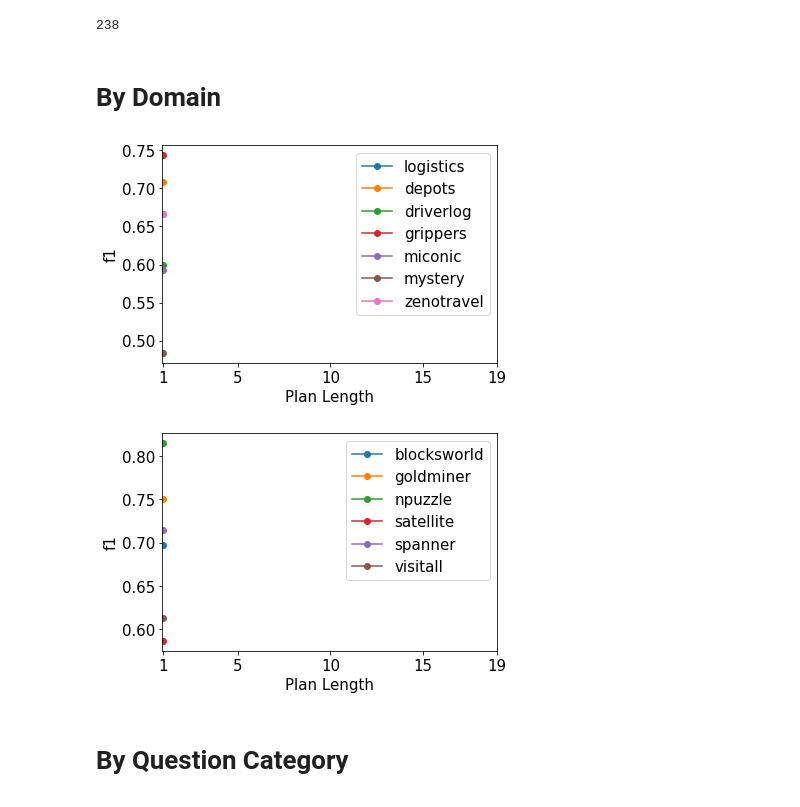
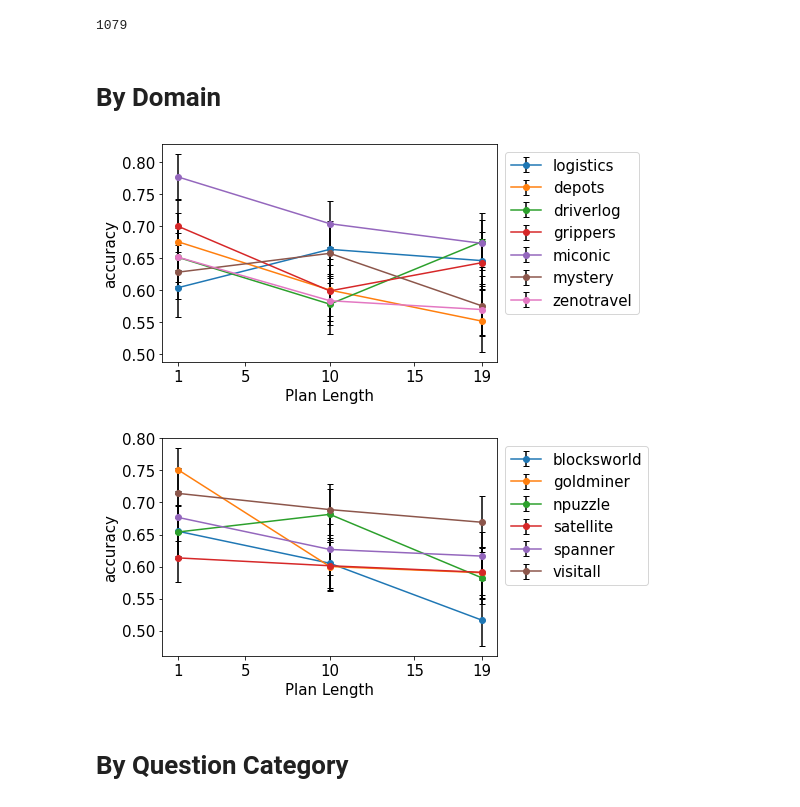
Before and after one commit to izuminka/reasoning_about_actions, a Jupyter notebook: src/analysis/plots/by_plan_length.ipynb, the cells around one changed output. Drawn from its saved outputs; the diff is of its cells as text; code cells hidden in the pictures.

Commit message:
adjusted plots

```diff
--- a/src/analysis/plots/by_plan_length.ipynb
+++ b/src/analysis/plots/by_plan_length.ipynb
@@ -11,53 +11,65 @@ import matplotlib.pyplot as plt
 from collections import defaultdict
 # %%
 answer_type = TRUE_FALSE_ANSWER_TYPE #FREE_ANSWER#
-score_key = F1_SCORE_KEY#'accuracy'
-answer_type_ext = tf_answer_type(score_key = F1_SCORE_KEY)
-save_main_dir = f'{STATISTICS_PATH}.small_dataset_ids_pl.1'
-stats_all = collect_stats_all(tf_answer_type(score_key = F1_SCORE_KEY), save_main_dir=save_main_dir)
+score_key = ACCURACY_SCORE_KEY #F1_SCORE_KEY#'accuracy'
+answer_type_ext = tf_answer_type(score_key = score_key)
+
+ids_file_name = f'small_dataset_ids.20'  # None
+save_main_dir = f'{STATISTICS_PATH}.{ids_file_name}'
+stats_all = collect_stats_all(tf_answer_type(score_key = score_key), save_main_dir=save_main_dir)
 
 save_dir = os.path.join(save_main_dir, 'plots', 'by_length')
+os.makedirs(save_dir, exist_ok=True)
 # %%
 len(stats_all)
 # %% [output]
-238
+1079
 # %%
 model_name = 'gemini'#'gemma-2b-it'
 prompt_type = 'few_shot_1'
 subs = WITHOUT_RANDOM_SUB
 ramifications = WITHOUT_RAMIFICATIONS
 question_category = ALL_QUESTION_CATEGORIES_KEY
+plan_lengths = [1, 10, 19]
 # %% [markdown]
 # By Domain
 # %%
 x = PLAN_LENGTHS
 
 for domain_type, domain_ls in [(TRANSPORTATION_DOMAIN_KEY, TRANSPORTATION_DOMAINS), (NON_TRANSPORTATION_DOMAIN_KEY, NON_TRANSPORTATION_DOMAINS)]:
     plt.figure()
     y_by_domain = {}
     for domain in domain_ls:
         y = []
-        for plan_length in PLAN_LENGTHS:
-            res = filter_single_selector(stats_all, plan_length, question_category, ramifications, model_name, prompt_type, domain, answer_type, subs)
-            y.append(res)
+        y_error = []
+        for plan_length in plan_lengths:
+            out_obj = filter_single_selector(stats_all, plan_length, question_category, ramifications, model_name, prompt_type, domain, answer_type, subs)
+            y.append(out_obj['result'])
+            if out_obj['result']:
+                error = out_obj['result_other']['sem']
+            else:
+                error = 0
+            y_error.append(error)
         y_by_domain[domain] = y
-        plt.plot(x, y, 'o-', label=domain)
+        # plt.plot(x, y, 'o-', label=domain)
+        plt.errorbar(plan_lengths, y, yerr=y_error, capsize=3, fmt="o-", label=domain, ecolor = "black")
+
 
     # plt.ylim([0.59, 0.76])
     plt.xticks(PLAN_LENGTHS)
     # plt.title(f'{model_name} {prompt_type} {subs} {ramifications}')
     plt.legend(fontsize=15, bbox_to_anchor=(1, 1))
     plt.xticks(size=15)
     plt.xlabel('Plan Length', size=15)
     plt.yticks(size=15)
     plt.ylabel(score_key, size=15)
     os.makedirs(save_dir, exist_ok=True)
     save_path = os.path.join(save_dir, f'{domain_type}.{answer_type}.{score_key}.{model_name}.{prompt_type}.{subs}.{ramifications}.1-19.pdf')
     plt.savefig(save_path, transparent=True, format="pdf", bbox_inches='tight')
     plt.show()
 # %% [output]
-[figure, old version]
+[figure, new version]
-[figure, old version]
+[figure, new version]
 # %% [markdown]
 # By Question Category
 # %%
```
Also changed, not shown: parts of 1 cell of this notebook, 5 other files.
